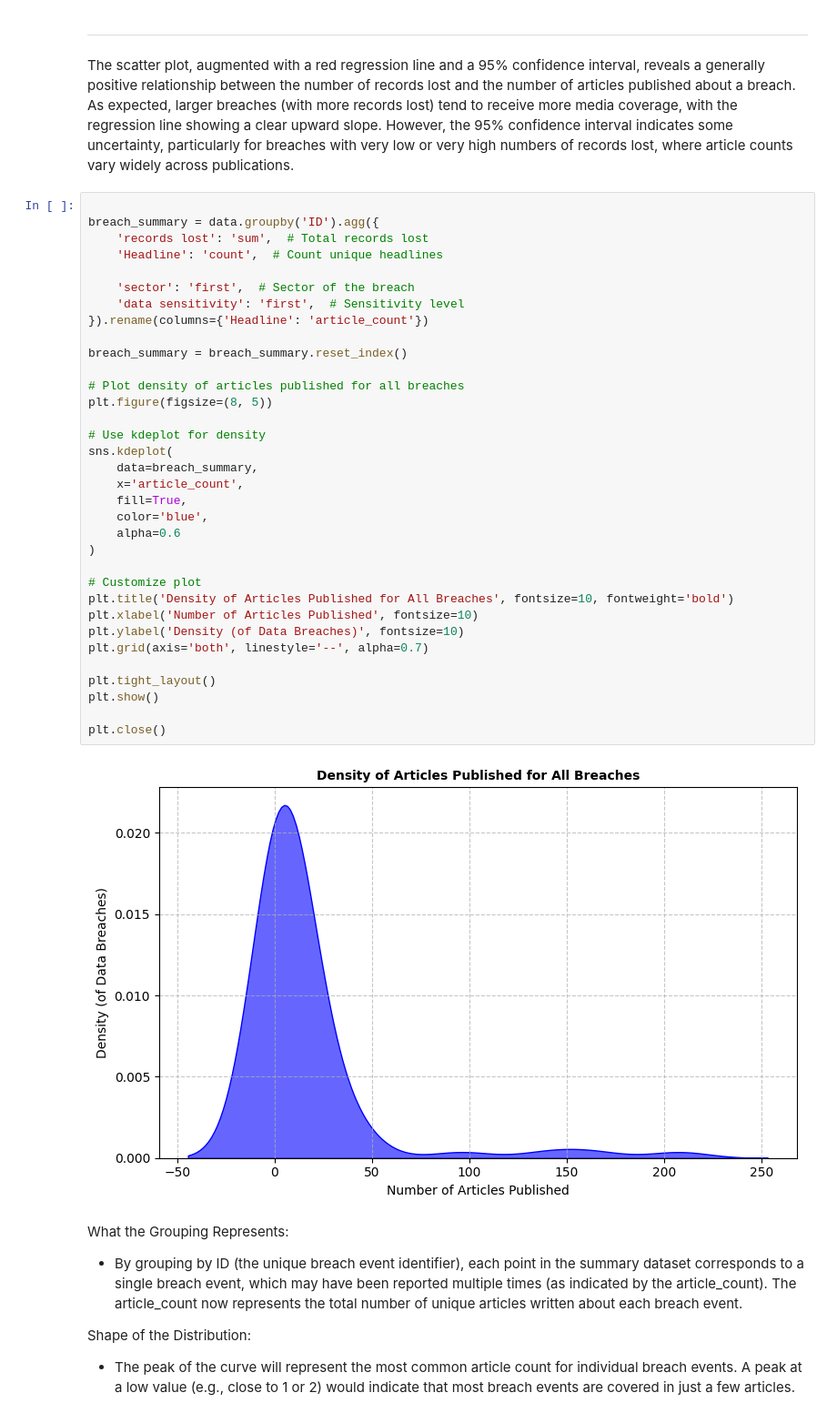
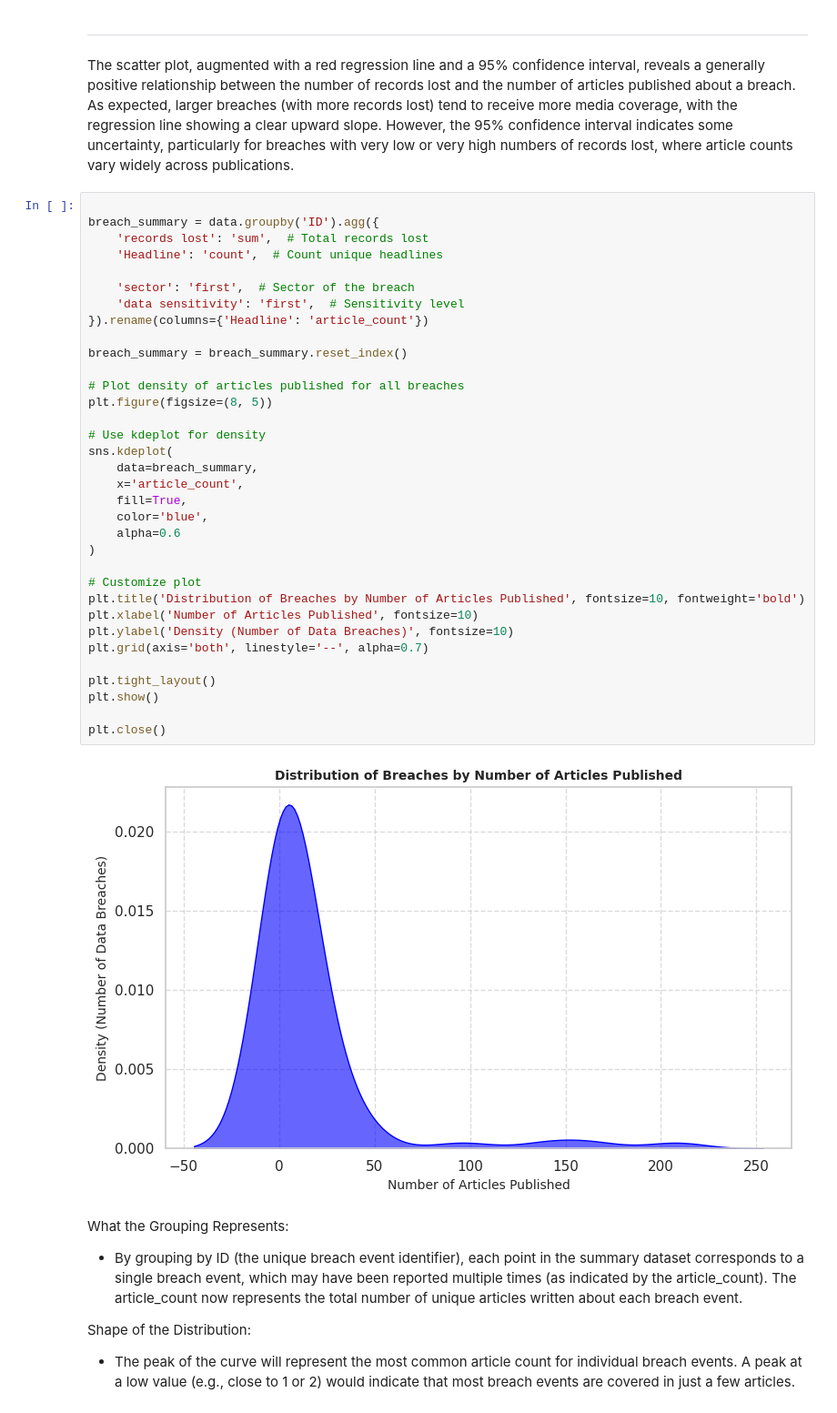
Before and after one commit to Pop101/BreachNews, a Jupyter notebook: viz/jupyter/analysis_plots.ipynb, the cells around one changed output. Shown at 91% size. Saved outputs shown, nothing was run; the diff lists cells and outputs as text.

Commit message:
Update analysis notebook with new plots

```diff
--- a/viz/jupyter/analysis_plots.ipynb
+++ b/viz/jupyter/analysis_plots.ipynb
@@ -184,36 +184,36 @@ breach_summary = data.groupby('ID').agg({
     'records lost': 'sum',  # Total records lost
     'Headline': 'count',  # Count unique headlines
 
     'sector': 'first',  # Sector of the breach
     'data sensitivity': 'first',  # Sensitivity level
 }).rename(columns={'Headline': 'article_count'})
 
 breach_summary = breach_summary.reset_index()
 
 # Plot density of articles published for all breaches
 plt.figure(figsize=(8, 5))
 
 # Use kdeplot for density
 sns.kdeplot(
     data=breach_summary,
     x='article_count',
     fill=True,
     color='blue',
     alpha=0.6
 )
 
 # Customize plot
-plt.title('Density of Articles Published for All Breaches', fontsize=10, fontweight='bold')
+plt.title('Distribution of Breaches by Number of Articles Published', fontsize=10, fontweight='bold')
 plt.xlabel('Number of Articles Published', fontsize=10)
-plt.ylabel('Density (of Data Breaches)', fontsize=10)
+plt.ylabel('Density (Number of Data Breaches)', fontsize=10)
 plt.grid(axis='both', linestyle='--', alpha=0.7)
 
 plt.tight_layout()
 plt.show()
 
 plt.close()
 # %% [output]
-[figure, old version]
+[figure, new version]
 # %% [markdown]
 What the Grouping Represents:
 
```
Also changed, not shown: parts of 4 cells of this notebook.
